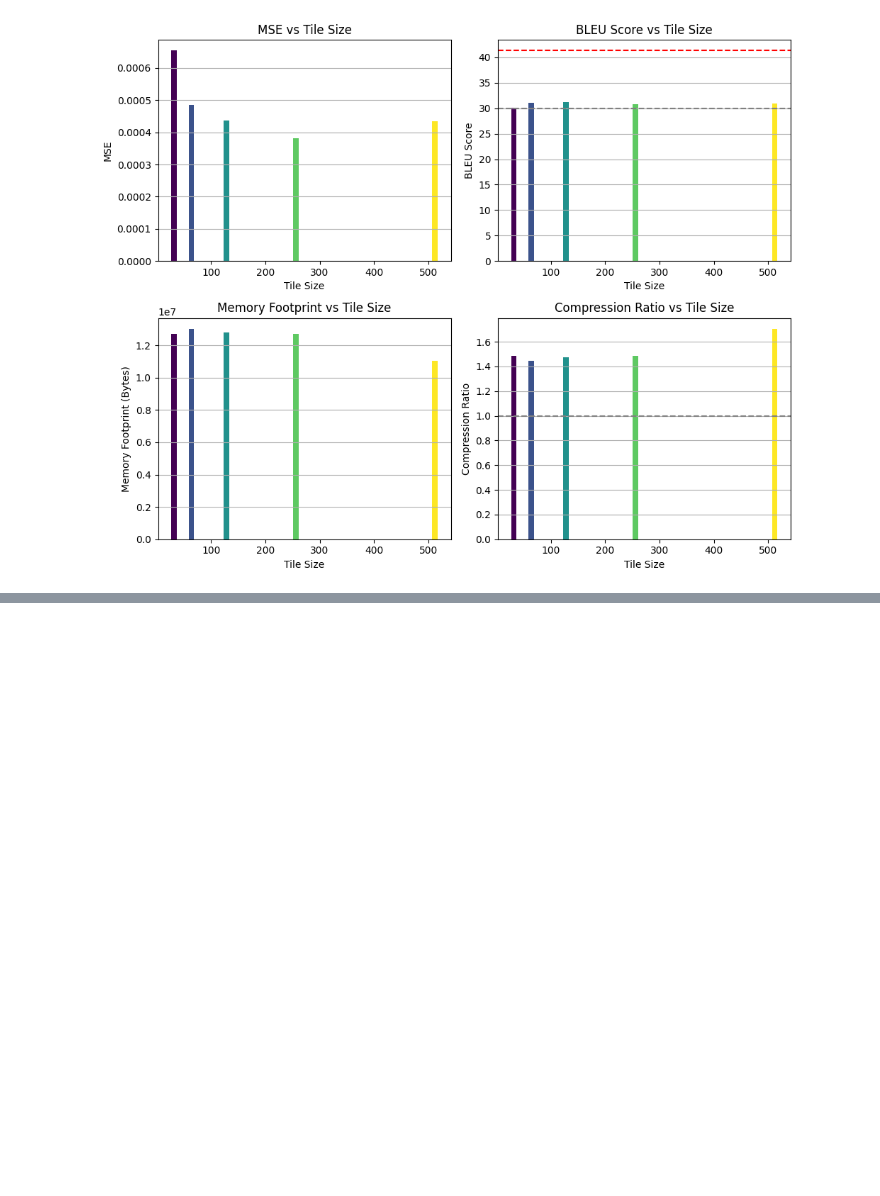
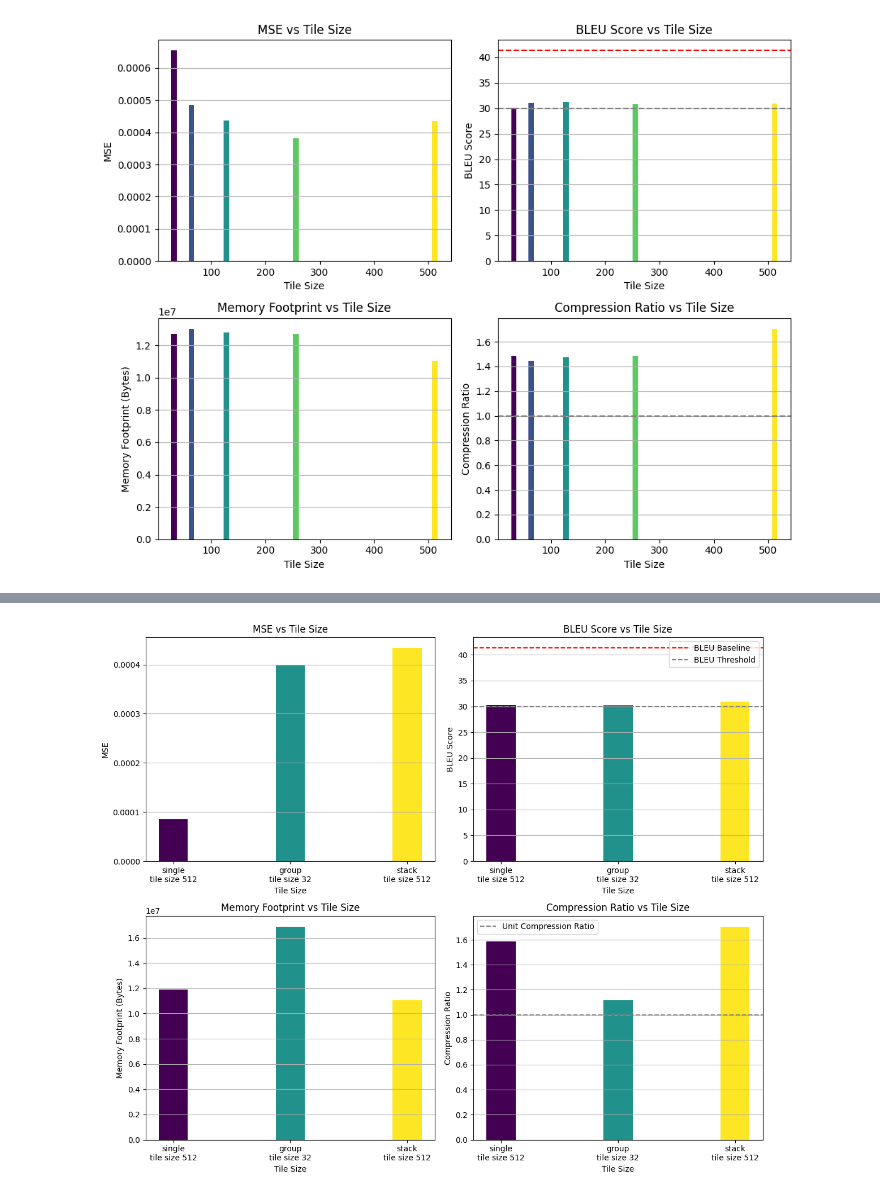
Before and after one commit to justinhuang666666/Approximate-Matrix-Vector-Multiplication, a Jupyter notebook: simulation_result/simulation_tiling.ipynb, the cells around one changed output, grey strips where cells are left out. Saved outputs shown, nothing was run; the diff lists cells and outputs as text; code cells hidden in the pictures; blank space fills up the shorter version.

```diff
--- a/simulation_result/simulation_tiling.ipynb
+++ b/simulation_result/simulation_tiling.ipynb
@@ -825,12 +917,18 @@ plt.show()
 
 # Define BLEU Score threshold
 bleu_threshold = 30
+
+subset = data[(data['Tile Size'] == 512) & (data['MSE'] < 0.001)]
+subset1 = data1[data1['Tile Size'] == 32]
+subset2 = data2[data2['Tile Size'] == 512]
 
 # Separate data by tile size
 tile_sizes = data['Tile Size'].unique()
 
 # Generate a colormap with Viridis
 viridis = cm.get_cmap('viridis', len(tile_sizes))
+
+labels = ['single\ntile size 512', 'group\ntile size 32', 'stack\ntile size 512']
 
 # Initialize lists to store data points for plotting
 tile_size_values = []
@@ -839,63 +937,76 @@ bleu_values = []
 memory_footprint_values = []
 compression_ratio_values = []
 
-# Iterate over each tile size
-for i, tile_size in enumerate(tile_sizes):
+subset_array = [subset,subset1,subset2]
+
+tile_size = 32
+# Generate a colormap with Viridis for the subsets
+viridis = cm.get_cmap('viridis', len(subset_array))
+
+for i, subset_data in enumerate(subset_array):
     # Filter the subset based on the tile size and BLEU Score threshold
-    subset = data[(data['Tile Size'] == tile_size) & (data['BLEU Score'] > bleu_threshold)]
+    subset_data_thresholded = subset_data[subset_data['BLEU Score'] > bleu_threshold]
 
     # Check if there is any data meeting the condition
-    if not subset.empty:
+    if not subset_data_thresholded.empty:
         # Select the first entry that satisfies the BLEU threshold
-        first_entry = subset.iloc[0]
+        first_entry = subset_data_thresholded.iloc[0]
 
         # Store values for plotting
-        tile_size_values.append(tile_size)
+        tile_size_values.append(i)
         mse_values.append(first_entry['MSE'])
         bleu_values.append(first_entry['BLEU Score'])
         memory_footprint_values.append(first_entry['Memory Footprint (Bytes)'])
         compression_ratio_values.append(first_entry['Compression Ratio'])
 
 # Set up the plots
-plt.figure(figsize=(10,8))
+plt.figure(figsize=(12, 10))
 
 # Colors for the bars using the Viridis colormap
 colors = [viridis(i / len(tile_size_values)) for i in range(len(tile_size_values))]
 
 # Plot MSE against Tile Size using a bar plot
 plt.subplot(2, 2, 1)
-bars = plt.bar(tile_size_values, mse_values, color=colors, width=10)
+plt.bar(tile_size_values, mse_values, color=colors, width=0.25)
+plt.xticks(tile_size_values, labels)  # Set labels on the x-axis
 plt.xlabel('Tile Size')
 plt.ylabel('MSE')
 plt.title('MSE vs Tile Size')
 plt.grid(axis='y')
 
 # Plot BLEU Score against Tile Size using a bar plot
 plt.subplot(2, 2, 2)
-bars = plt.bar(tile_size_values, bleu_values, color=colors, width=10)
+plt.bar(tile_size_values, bleu_values, color=colors, width=0.25)
 plt.axhline(y=baseline_bleu, color='red', linestyle='--', label='BLEU Baseline')
 plt.axhline(y=bleu_threshold, color='gray', linestyle='--', label='BLEU Threshold')
+plt.xticks(tile_size_values, labels)  # Set labels on the x-axis
 plt.xlabel('Tile Size')
 plt.ylabel('BLEU Score')
 plt.title('BLEU Score vs Tile Size')
 plt.grid(axis='y')
+plt.legend()
 
 # Plot Memory Footprint against Tile Size using a bar plot
 plt.subplot(2, 2, 3)
-bars = plt.bar(tile_size_values, memory_footprint_values, color=colors, width=10)
+plt.bar(tile_size_values, memory_footprint_values, color=colors, width=0.25)
+plt.xticks(tile_size_values, labels)  # Set labels on the x-axis
 plt.xlabel('Tile Size')
 plt.ylabel('Memory Footprint (Bytes)')
 plt.title('Memory Footprint vs Tile Size')
 plt.grid(axis='y')
 
 # Plot Compression Ratio against Tile Size using a bar plot
 plt.subplot(2, 2, 4)
-bars = plt.bar(tile_size_values, compression_ratio_values, color=colors, width=10)
+plt.bar(tile_size_values, compression_ratio_values, color=colors, width=0.25)
 plt.axhline(y=1, color='gray', linestyle='--', label='Unit Compression Ratio')
+plt.xticks(tile_size_values, labels)  # Set labels on the x-axis
 plt.xlabel('Tile Size')
 plt.ylabel('Compression Ratio')
 plt.title('Compression Ratio vs Tile Size')
 plt.grid(axis='y')
+plt.legend()
 
 plt.tight_layout()
 plt.show()
+# %% [output]
+[figure, added]
```
Also changed, not shown: parts of 3 cells of this notebook, 3 other files.
